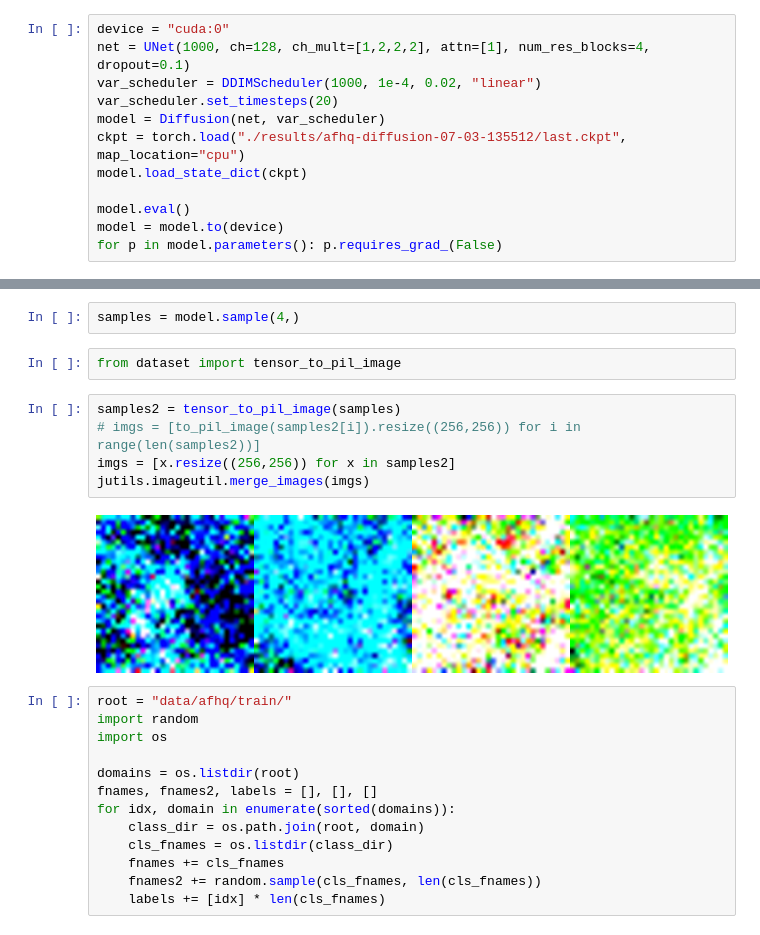
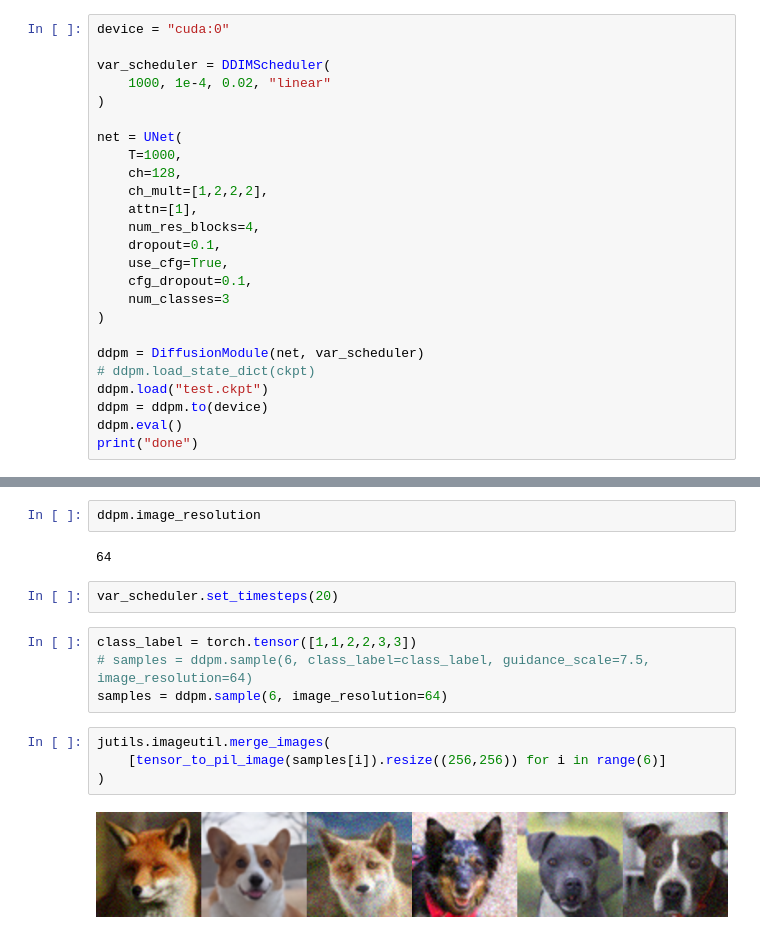
Before and after one commit to min-hieu/HelloScore, a Jupyter notebook: image_diffusion/Untitled.ipynb, the cells around one changed output, grey strips where cells are left out. Drawn from its saved outputs; the diff is of its cells as text.

```diff
--- a/image_diffusion/Untitled.ipynb
+++ b/image_diffusion/Untitled.ipynb
@@ -16,12 +26,25 @@ The autoreload extension is already loaded. To reload it, use:
 # %%
 device = "cuda:0"
-net = UNet(1000, ch=128, ch_mult=[1,2,2,2], attn=[1], num_res_blocks=4, dropout=0.1)
-var_scheduler = DDIMScheduler(1000, 1e-4, 0.02, "linear")
-var_scheduler.set_timesteps(20)
-model = Diffusion(net, var_scheduler)
-ckpt = torch.load("./results/afhq-diffusion-07-03-135512/last.ckpt", map_location="cpu")
-model.load_state_dict(ckpt)
 
-model.eval()
-model = model.to(device)
-for p in model.parameters(): p.requires_grad_(False)
+var_scheduler = DDIMScheduler(
+    1000, 1e-4, 0.02, "linear"
+)
+
+net = UNet(
+    T=1000,
+    ch=128,
+    ch_mult=[1,2,2,2],
+    attn=[1],
+    num_res_blocks=4,
+    dropout=0.1,
+    use_cfg=True,
+    cfg_dropout=0.1,
+    num_classes=3
+)
+
+ddpm = DiffusionModule(net, var_scheduler)
+# ddpm.load_state_dict(ckpt)
+ddpm.load("test.ckpt")
+ddpm = ddpm.to(device)
+ddpm.eval()
+print("done")
@@ -36,24 +53,16 @@ img, label = next(iter(train_dl))
-# %%
-samples = model.sample(4,)
-# %%
-from dataset import tensor_to_pil_image
+# %%
+ddpm.image_resolution
+# %% [output]
+64
+# %%
+var_scheduler.set_timesteps(20)
+# %%
+class_label = torch.tensor([1,1,2,2,3,3])
+# samples = ddpm.sample(6, class_label=class_label, guidance_scale=7.5, image_resolution=64)
+samples = ddpm.sample(6, image_resolution=64)
 # %%
-samples2 = tensor_to_pil_image(samples)
-# imgs = [to_pil_image(samples2[i]).resize((256,256)) for i in range(len(samples2))]
-imgs = [x.resize((256,256)) for x in samples2]
-jutils.imageutil.merge_images(imgs)
+jutils.imageutil.merge_images(
+    [tensor_to_pil_image(samples[i]).resize((256,256)) for i in range(6)]
+)
 # %% [output]
-[figure, old version]
+[figure, new version]
-# %%
-root = "data/afhq/train/"
-import random
-import os
-
-domains = os.listdir(root)
-fnames, fnames2, labels = [], [], []
-for idx, domain in enumerate(sorted(domains)):
-    class_dir = os.path.join(root, domain)
-    cls_fnames = os.listdir(class_dir)
-    fnames += cls_fnames
-    fnames2 += random.sample(cls_fnames, len(cls_fnames))
-    labels += [idx] * len(cls_fnames)
```
Also changed, not shown: parts of 11 cells of this notebook, 14 other files.
